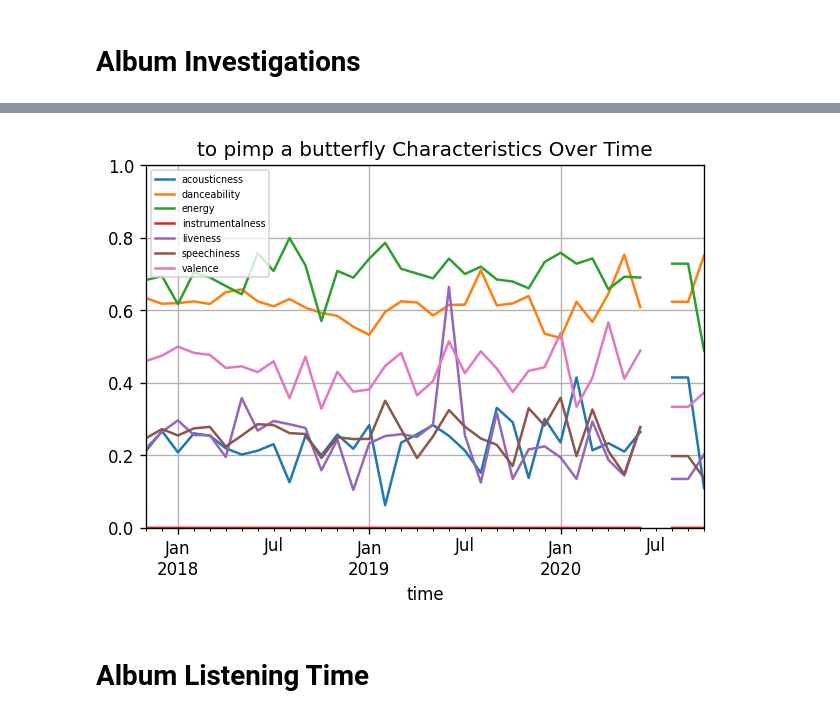
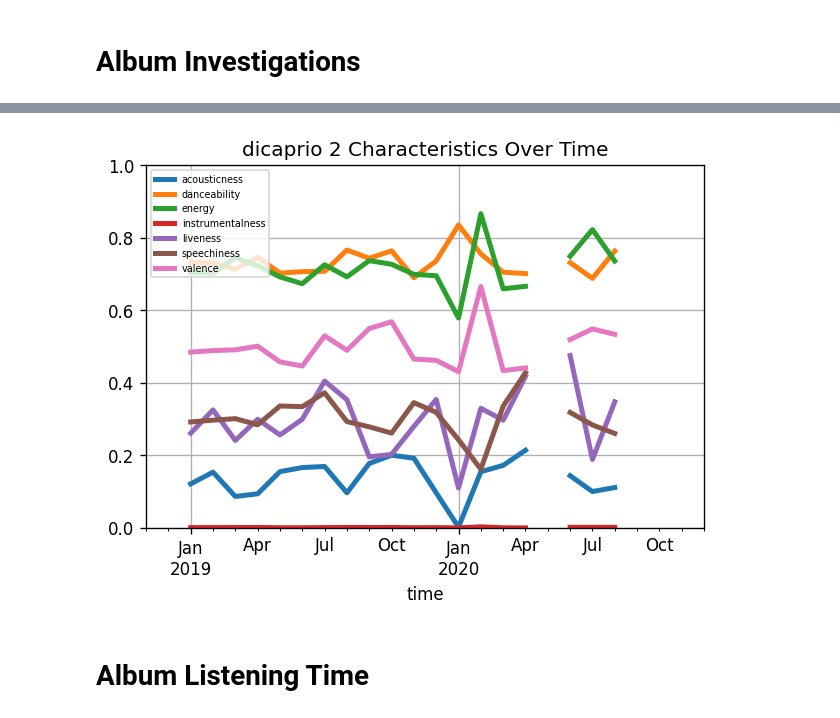
Before and after one commit to Sarsoo/listening-analysis, a Jupyter notebook: album.ipynb, the cells around one changed output, grey strips where cells are left out. Cells and saved outputs as stored; diff of their text form; code cells hidden in the pictures.

```diff
--- a/album.ipynb
+++ b/album.ipynb
@@ -1,7 +1,7 @@
 # %% [markdown]
 # Album Investigations
 # %%
-album_name = "to pimp a butterfly".lower()
+album_name = "dicaprio 2".lower()
 album_frame = scrobbles[scrobbles["album"].str.lower() == album_name]# FILTER SCROBBLES
 album_frame = album_frame.sort_index(ascending=False) # SORT
 # album_frame = album_frame.loc[:, descriptor_headers] # DESCRIPTORS
@@ -40,20 +66,20 @@ plt.show()
 # %%
 filtered_album = scrobbles[scrobbles["album"].str.lower() == album_name]
 # select only descriptor float columns
 filtered_album = filtered_album.loc[:, float_headers]
 # resample by day and mean
 filtered_album = filtered_album.resample("1M").mean()
 
 # filtered_album["energy"].plot()
-filtered_album.plot()
+filtered_album.plot(lw=3)
 
 plt.title(f"{album_name} Characteristics Over Time")
 plt.legend(loc = "upper left", fontsize = "xx-small")
 plt.ylim([0, 1])
 plt.grid()
 plt.show()
 # %% [output]
-[figure, old version]
+[figure, new version]
 # %% [markdown]
 # Album Listening Time
 # %%
```
Also changed, not shown: parts of 4 cells of this notebook, 5 other files.
